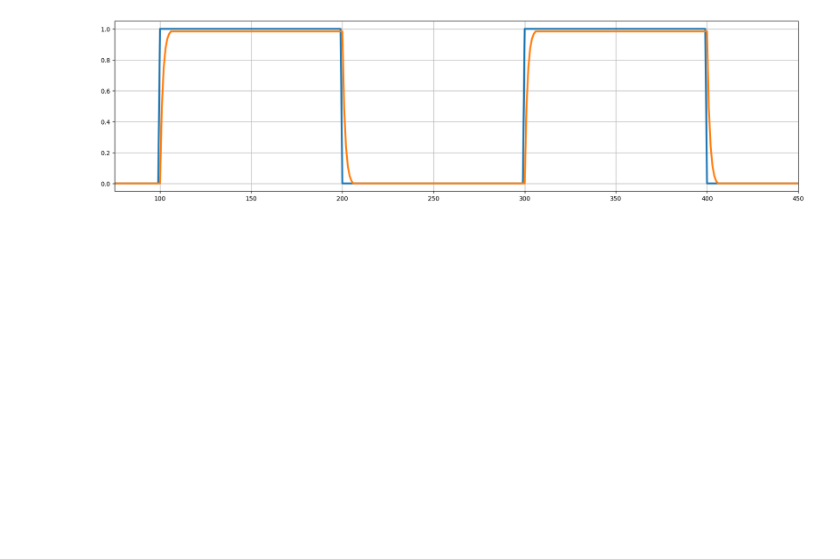
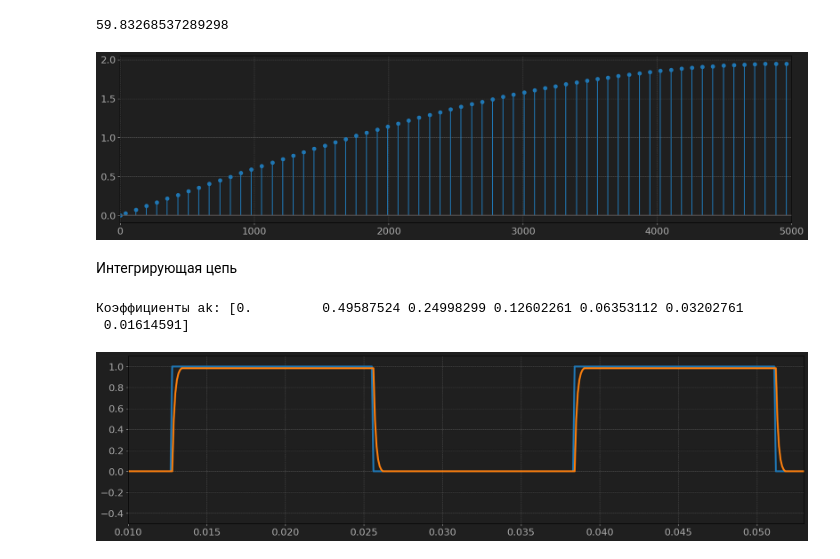
Before and after one commit to shabanovacpp/study, a Jupyter notebook: 8sem/ЦОС/dsp_dz.ipynb, the cells around one changed output. Cells and saved outputs as stored; diff of their text form; code cells hidden in the pictures; blank space fills up the shorter version.

```diff
--- a/8sem/ЦОС/dsp_dz.ipynb
+++ b/8sem/ЦОС/dsp_dz.ipynb
@@ -21,17 +49,40 @@ plt.grid(1)
+# %%
+freq_x = fftfreq(len(x), d=t[1]-t[0])
+y_diff_fft = np.abs(fft(y_diff))
+y_diff_fft /= max(np.abs(fft(x)))
+freq_y_diff = fftfreq(len(y_diff), d=t[1]-t[0])
+# %%
+plt.figure(figsize=(20,5))
+# plt.plot(freq_y_diff, y_diff_fft, linewidth=1)
+# plt.stem(freq_x, x_fft)
+plt.stem(freq_x, (y_diff_fft/x_fft))
+plt.xlim(-1, 5*1e3)
+plt.axhline(y=0, color="#5E5E5E", linewidth=1.5)
+plt.grid(1)
+print(1/(2*np.pi*(1/(T_dev_taud/tau))))
+# %% [output]
+59.83268537289298
+[figure, added]
+# %% [markdown]
+Интегрирующая цепь
 # %%
 T_dev_taui = 1/1.46
 int_a = np.zeros(7)
 for i in range(1,len(int_a)):
     int_a[i] = np.exp(-i*T_dev_taui)*(np.exp(T_dev_taui)-1)
-out = np.zeros(len(x))
 y_int = np.zeros(len(x))
 for i in range(6,len(y_int)):
     y_int[i] = x[i-1]*int_a[1] + x[i-2]*int_a[2] + x[i-3]*int_a[3] + x[i-4]*int_a[4] + x[i-5]*int_a[5] + x[i-6]*int_a[6]
+print(f"Коэффициенты ak: {int_a}")
+# %% [output]
+Коэффициенты ak: [0.         0.49587524 0.24998299 0.12602261 0.06353112 0.03202761
+ 0.01614591]
 # %%
 plt.figure(figsize=(20,5))
-plt.plot(x, linewidth=3)
-plt.plot(y_int, linewidth=3)
-plt.xlim(75,450)
+plt.plot(t, x, linewidth=3)
+plt.plot(t, y_int, linewidth=3)
+plt.xlim(100*tau,530*tau)
+plt.ylim(-0.5, 1.1)
 plt.grid(1)
 # %% [output]
-[figure, old version]
+[figure, new version]
```
Also changed, not shown: parts of 22 cells of this notebook.
